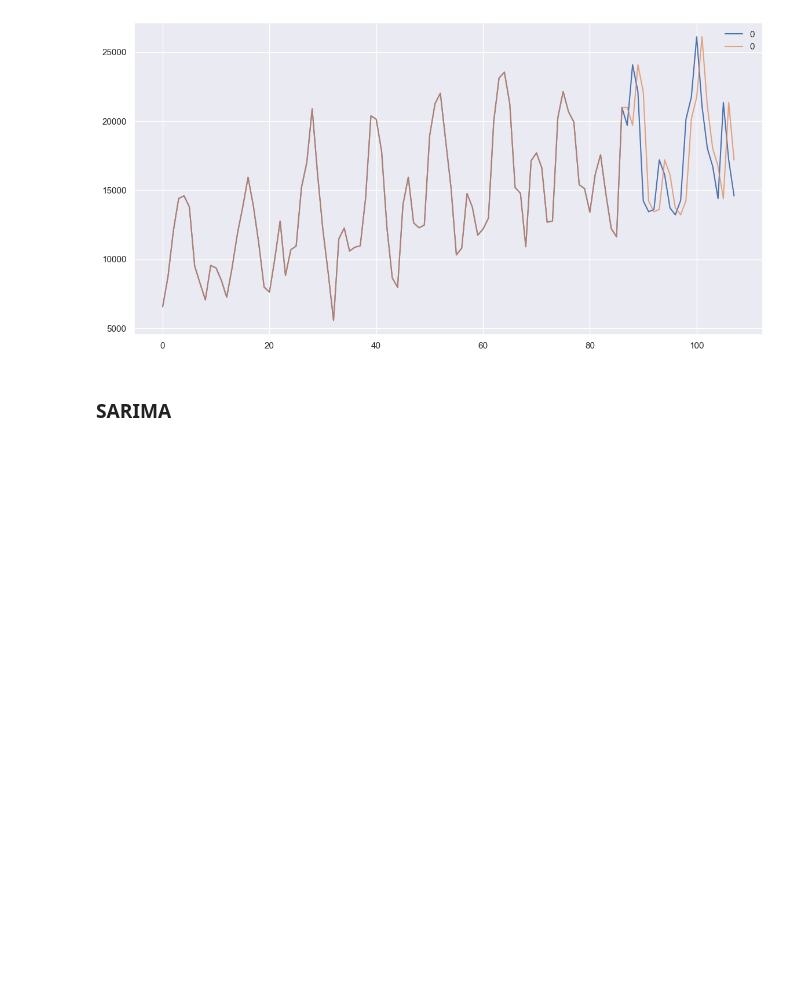
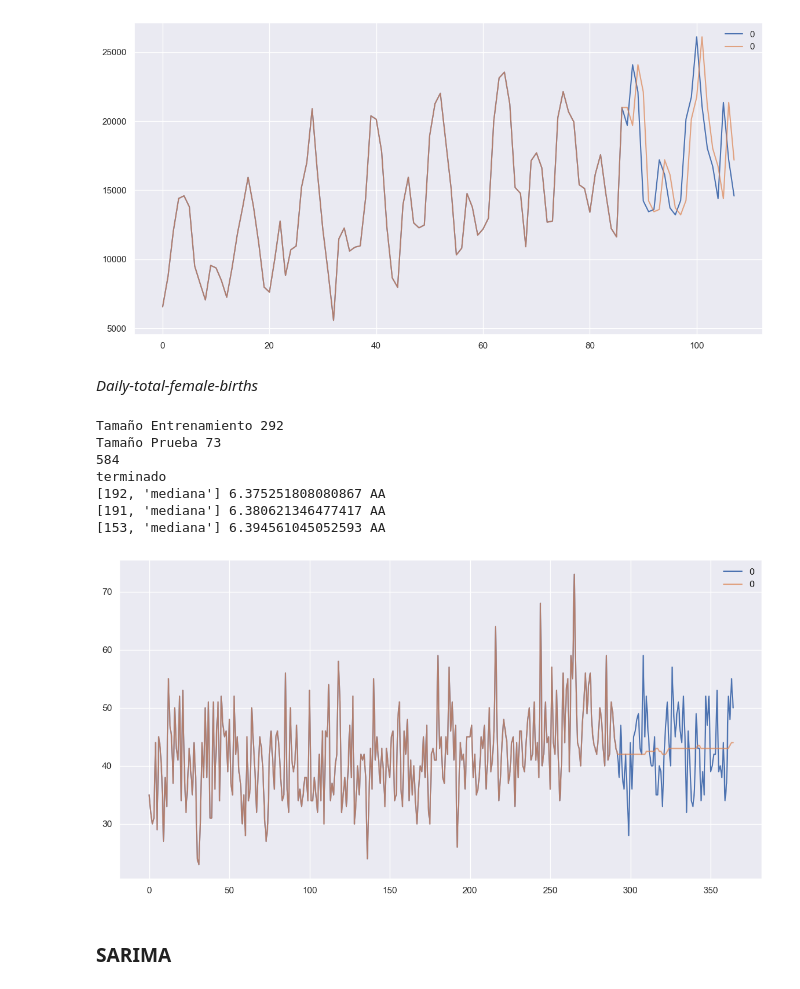
Before and after one commit to Paola-Contreras/Lab03-DS, a Jupyter notebook: Lab03.ipynb, the cells around one changed output. Cells and saved outputs as stored; diff of their text form; code cells hidden in the pictures; blank space fills up the shorter version.

```diff
--- a/Lab03.ipynb
+++ b/Lab03.ipynb
@@ -282,6 +315,25 @@ terminado
 [1, 'promedio'] 3647.5391182340486 AA
 [14, 'promedio'] 3768.610301486526 AA
 [figure]
+# %% [markdown]
+*Daily-total-female-births*
+# %%
+series = pd.read_csv('./data/daily-total-female-births.csv', header = 0, index_col = 0)
+nombre="nac_fem"
+metodo = "promedio"
+muestra = False
+rsme_pro_nac_fem = 0
+
+promedios(series, nombre, metodo, muestra, rsme_pro_nac_fem)
+# %% [output]
+Tamaño Entrenamiento 292
+Tamaño Prueba 73
+584
+terminado
+[192, 'mediana'] 6.375251808080867 AA
+[191, 'mediana'] 6.380621346477417 AA
+[153, 'mediana'] 6.394561045052593 AA
+[figure, added]
 # %% [markdown]
 ### SARIMA
 # %%
```
Also changed, not shown: parts of 27 cells of this notebook, 8 other files.
